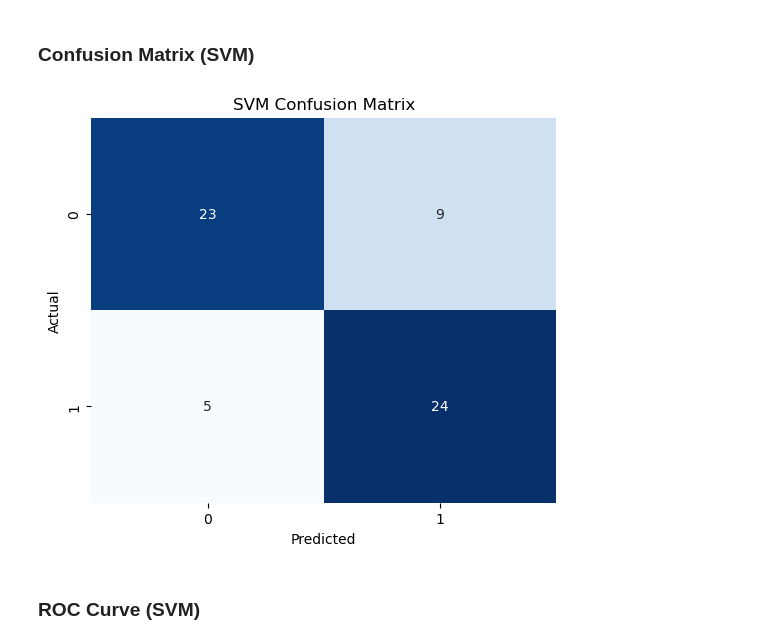
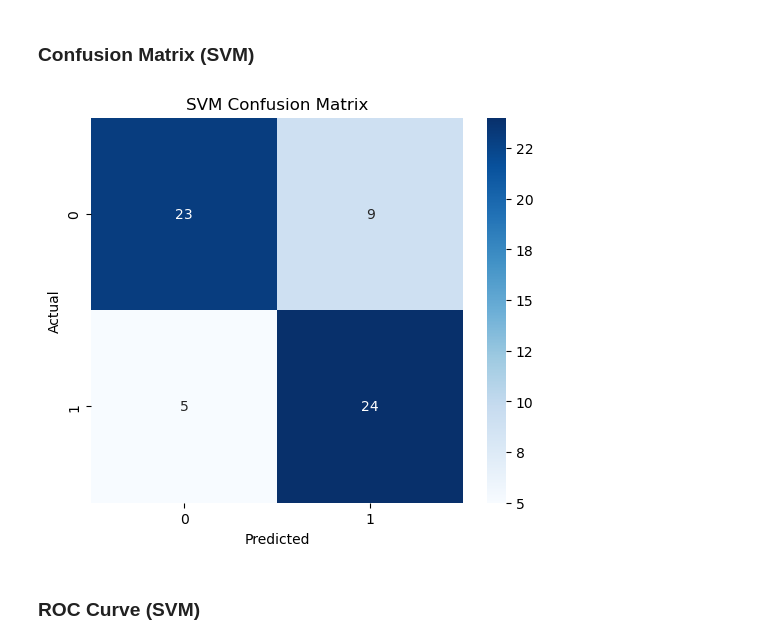
Before and after one commit to XPing617/AI-Assignment, a Jupyter notebook: Heart_Desease_Prediction.ipynb, the cells around one changed output. Saved outputs shown, nothing was run; the diff lists cells and outputs as text; code cells hidden in the pictures.

```diff
--- a/Heart_Desease_Prediction.ipynb
+++ b/Heart_Desease_Prediction.ipynb
@@ -361,17 +361,17 @@ weighted avg       0.84      0.84      0.84        61
 # %%
 # Evaluation
 svm_accuracy = accuracy_score(y_test, y_pred_svm)
 svm_report = classification_report(y_test, y_pred_svm, output_dict=True)
 svm_cm = confusion_matrix(y_test, y_pred_svm)
 
 plt.figure(figsize=(6, 5))
-sns.heatmap(svm_cm, annot=True, fmt='d', cmap='Blues', cbar=False)
+sns.heatmap(svm_cm, annot=True, fmt='d', cmap='Blues', cbar=True, cbar_kws={'format': '%.0f'})
 plt.title("SVM Confusion Matrix")
 plt.xlabel("Predicted")
 plt.ylabel("Actual")
 plt.show()
 # %% [output]
-[figure, old version]
+[figure, new version]
 # %% [markdown]
 ### ROC Curve (SVM)
 # %%
```
